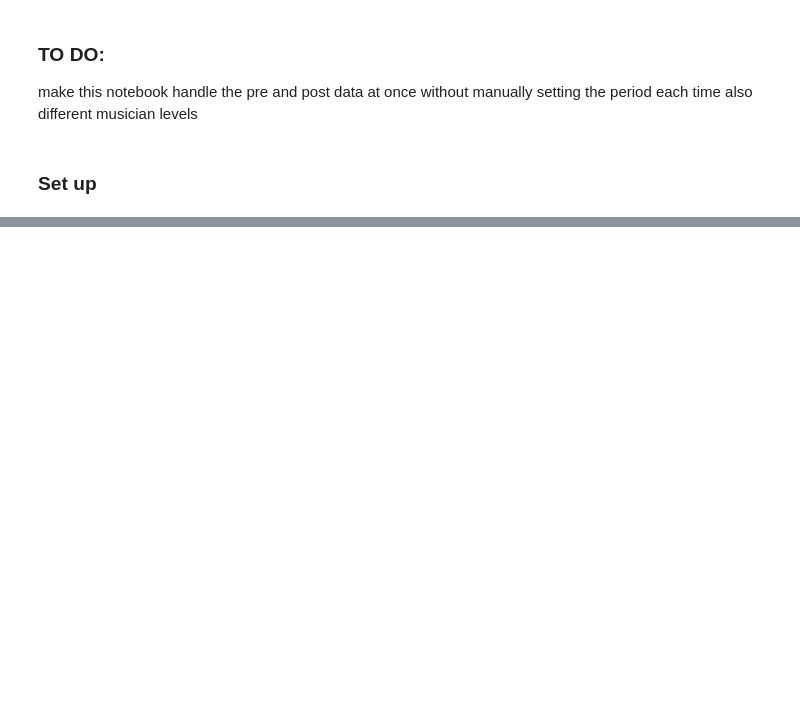
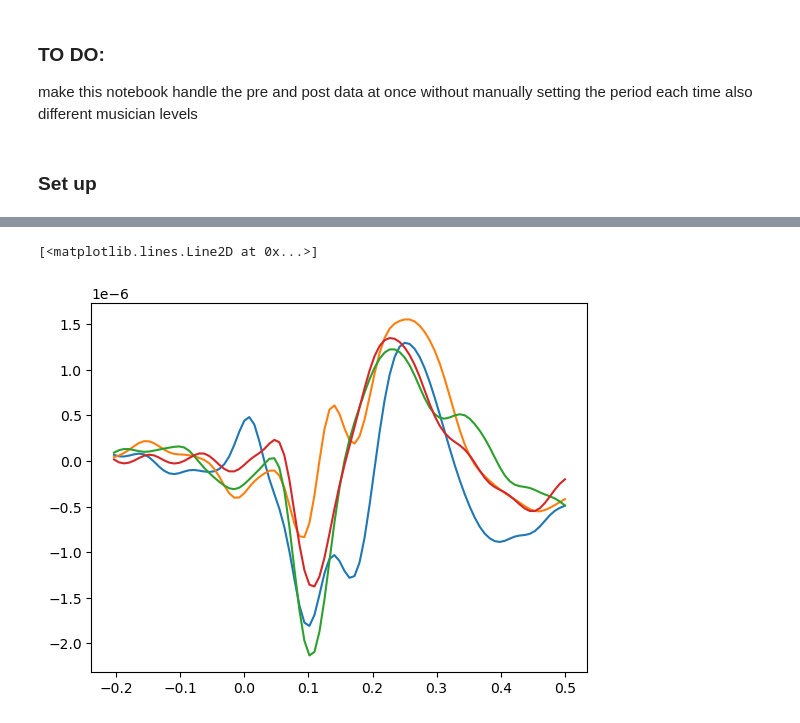
Before and after one commit to haiqin-zhang/AM-EEG, a Jupyter notebook: analysis_error/ave_error_ERPs.ipynb, the cells around one changed output, grey strips where cells are left out. Cells and saved outputs as stored; diff of their text form; code cells hidden in the pictures; blank space fills up the shorter version.

Commit message:
new organization for error epochs

```diff
--- a/analysis_error/ave_error_ERPs.ipynb
+++ b/analysis_error/ave_error_ERPs.ipynb
@@ -299,0 +85,5 @@ im, cn = mne.viz.plot_topomap(p_values_ch_scaled, pos=concat_epochs['all']['pre'
+# %%
+epochs_df_all = load_error_epochs_bysubject(subjects_to_process, 'all')
+epochs_df_inv = load_error_epochs_bysubject(subjects_to_process, 'inv')
+epochs_df_shinv = load_error_epochs_bysubject(subjects_to_process, 'shinv')
+epochs_df_norm = load_error_epochs_bysubject(subjects_to_process, 'norm')
@@ -299,0 +329,42 @@ im, cn = mne.viz.plot_topomap(p_values_ch_scaled, pos=concat_epochs['all']['pre'
+# %%
+# ARRANGE EPOCHS INFO INTO A DICTIONARY
+
+# Define dataset names and conditions
+datasets = {
+    'all': epochs_df_all,
+    'inv': epochs_df_inv,
+    'shinv': epochs_df_shinv,
+    'norm': epochs_df_norm
+}
+periods = ['pre', 'post']
+musician_status = {
+    'mus': 'musician == 1',
+    'nmus': 'musician == 0'
+}
+
+# Initialize dictionary
+epochs_dict = {}
+
+# Loop through datasets, periods, and musician status
+for dataset_name, dataset in datasets.items():
+    for period in periods:
+        for mus, condition in musician_status.items():
+            key = f'{dataset_name}_{period}_{mus}'
+            query_str = f"period == '{period}' and {condition}"
+            epochs_dict[key] = np.array(dataset.query(query_str)['epochs'].tolist())
+# %%
+#average over all subjects and channels
+
+all_pre_mus_ave = np.mean(epochs_dict['all_pre_mus'], axis = (0,1))
+all_post_mus_ave = np.mean(epochs_dict['all_post_mus'], axis = (0,1))
+all_pre_nmus_ave = np.mean(epochs_dict['all_pre_nmus'], axis = (0,1))
+all_post_nmus_ave = np.mean(epochs_dict['all_post_nmus'], axis = (0,1))
+
+
+plt.plot(erp_times, all_pre_mus_ave)
+plt.plot(erp_times, all_post_mus_ave)
+plt.plot(erp_times, all_pre_nmus_ave)
+plt.plot(erp_times, all_post_nmus_ave)
+# %% [output]
+[<matplotlib.lines.Line2D at 0x...>]
+[figure, added]
```
Also changed, not shown: parts of 29 cells of this notebook, 15 other files.
